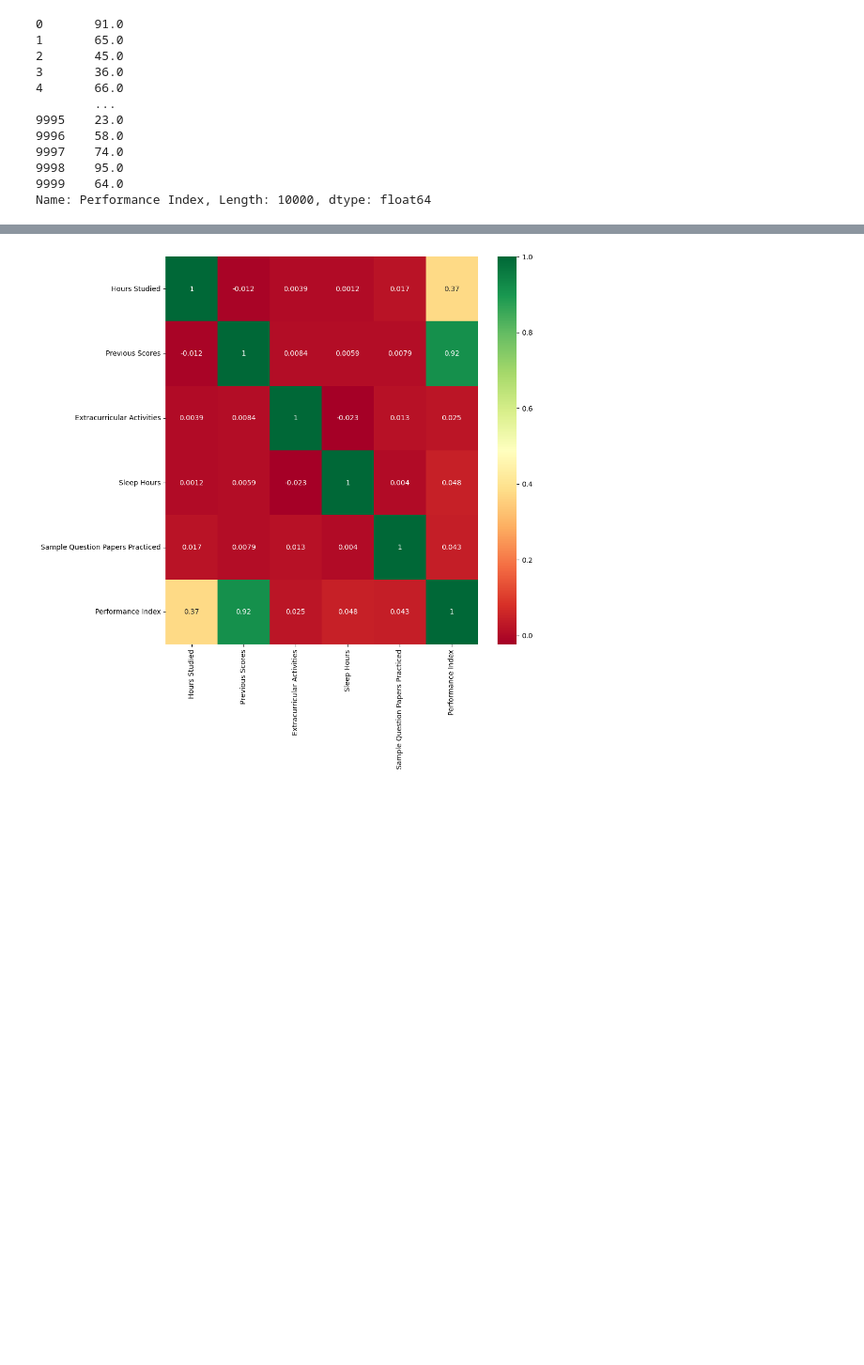
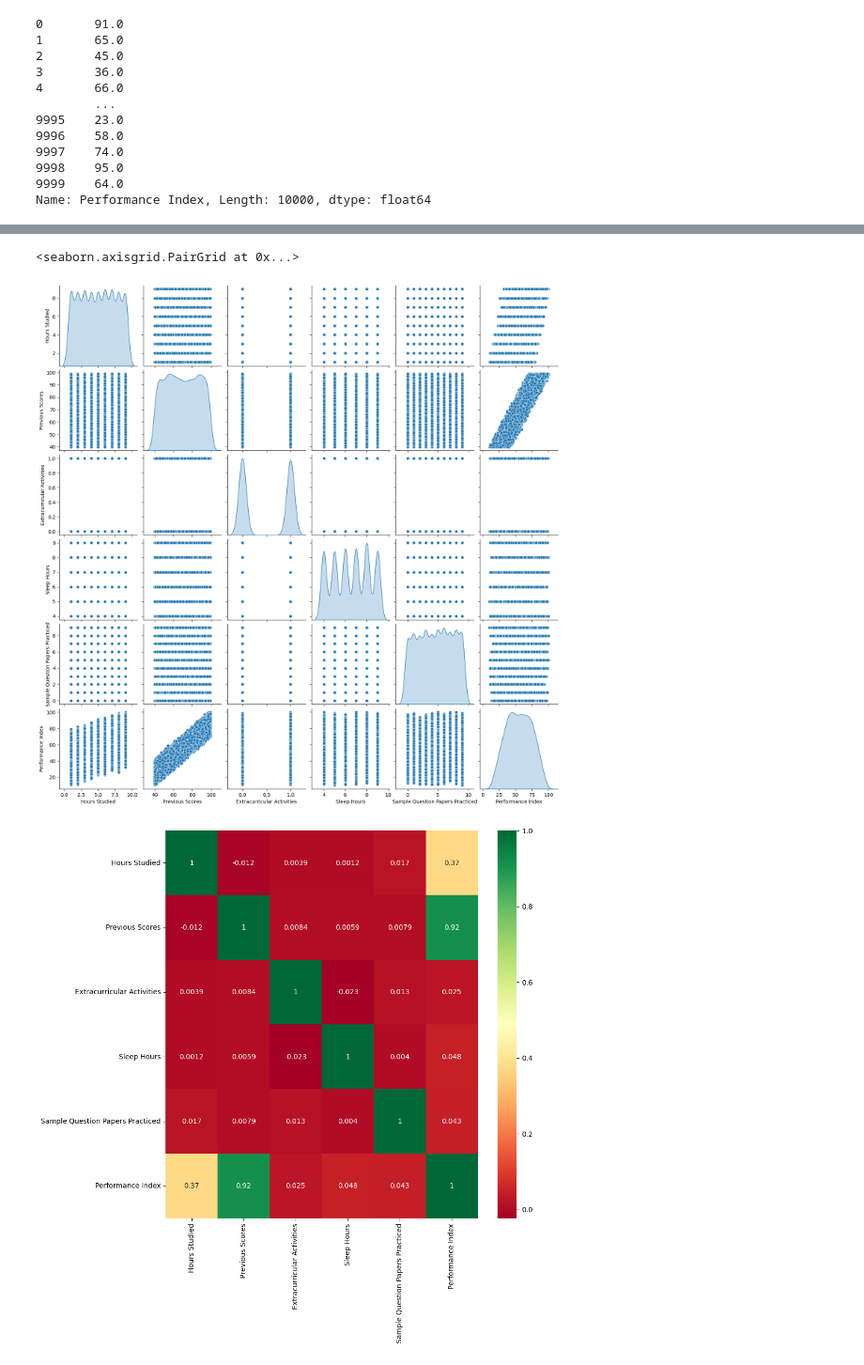
Before and after one commit to Jnxx02/Pengantar-Data-Sains-2023, a Jupyter notebook: Project MID/project_MID.ipynb, the cells around one changed output, grey strips where cells are left out. Shown: that part at 94% size. Cells and saved outputs as stored; diff of their text form; code cells hidden in the pictures; blank space fills up the shorter version.

```diff
--- a/Project MID/project_MID.ipynb
+++ b/Project MID/project_MID.ipynb
@@ -101,2 +145,8 @@ plt.show()
+# %%
+# gambaran grafik antar variabel
+sns.pairplot(data,diag_kind = 'kde')
+# %% [output]
+<seaborn.axisgrid.PairGrid at 0x...>
+[figure, added]
 # %%
 # mendapatkan  correlations dari setiap fitur dalam dataset
```
Also changed, not shown: parts of 22 cells of this notebook.
